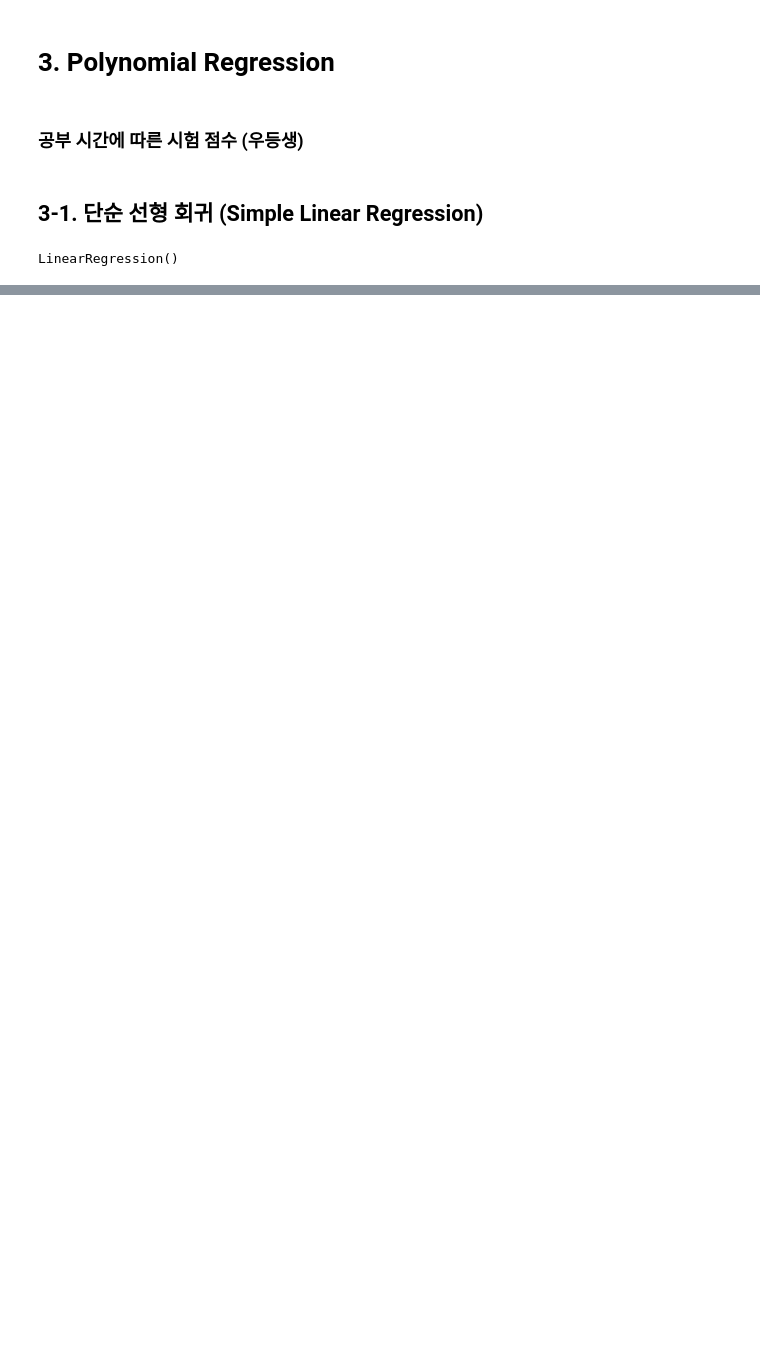
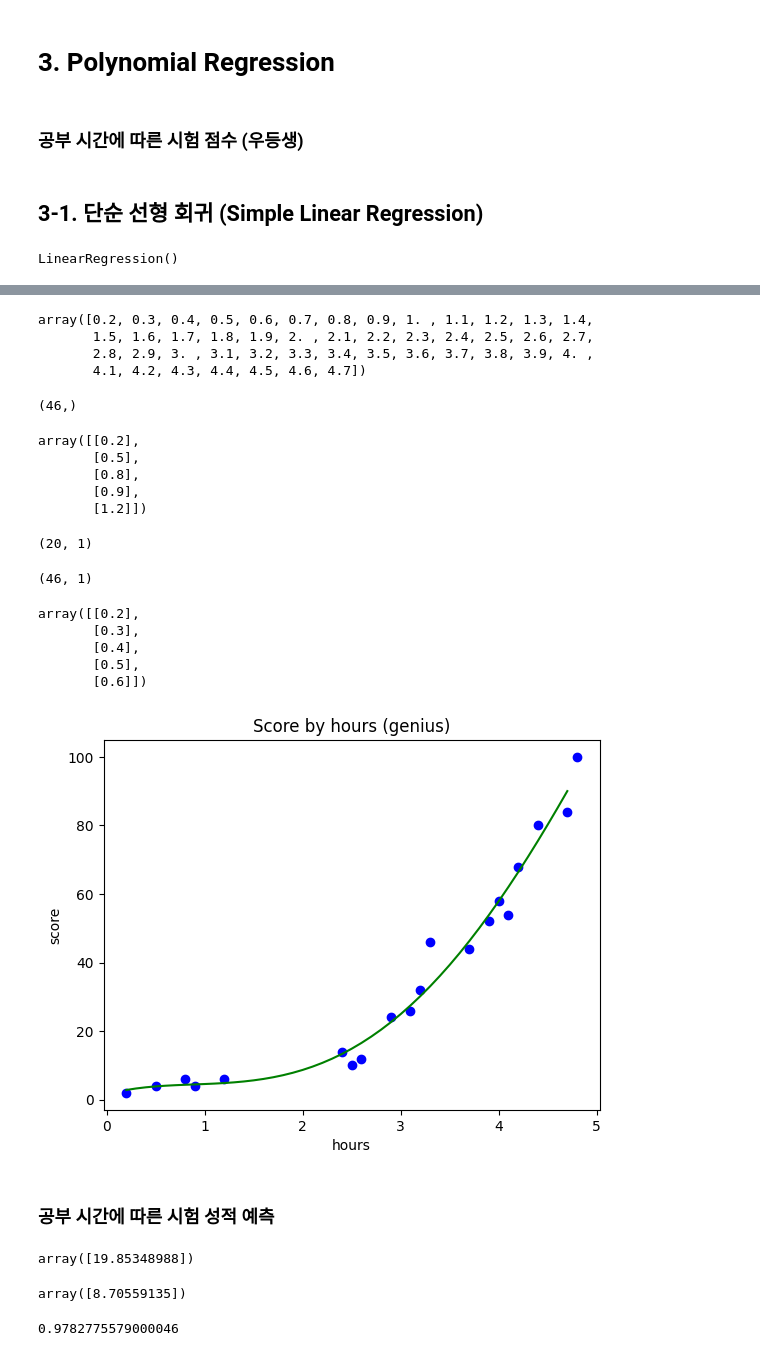
Before and after one commit to krkoknj/ml-study, a Jupyter notebook: pythonML/ScikitLearn/Polynomial Regression.ipynb, the cells around one changed output, grey strips where cells are left out. Saved outputs shown, nothing was run; the diff lists cells and outputs as text; code cells hidden in the pictures; blank space fills up the shorter version.

```diff
--- a/pythonML/ScikitLearn/Polynomial Regression.ipynb
+++ b/pythonML/ScikitLearn/Polynomial Regression.ipynb
@@ -20,0 +77,60 @@ LinearRegression()
+# %%
+X_range = np.arange(min(X), max(X), 0.1) # X 의 최소값에서 최대값까지의 범위를 0.1 단위로 잘라서 데이터를 생성
+X_range
+# %% [output]
+array([0.2, 0.3, 0.4, 0.5, 0.6, 0.7, 0.8, 0.9, 1. , 1.1, 1.2, 1.3, 1.4,
+       1.5, 1.6, 1.7, 1.8, 1.9, 2. , 2.1, 2.2, 2.3, 2.4, 2.5, 2.6, 2.7,
+       2.8, 2.9, 3. , 3.1, 3.2, 3.3, 3.4, 3.5, 3.6, 3.7, 3.8, 3.9, 4. ,
+       4.1, 4.2, 4.3, 4.4, 4.5, 4.6, 4.7])
+# %%
+X_range.shape
+# %% [output]
+(46,)
+# %%
+X[:5]
+# %% [output]
+array([[0.2],
+       [0.5],
+       [0.8],
+       [0.9],
+       [1.2]])
+# %%
+X.shape
+# %% [output]
+(20, 1)
+# %%
+X_range = X_range.reshape(-1, 1) # row 개수는 자동으로 계산, column 개수는 1개
+X_range.shape
+# %% [output]
+(46, 1)
+# %%
+X_range[:5]
+# %% [output]
+array([[0.2],
+       [0.3],
+       [0.4],
+       [0.5],
+       [0.6]])
+# %%
+plt.scatter(X, y, color='blue')
+plt.plot(X_range, lin_reg.predict(poly_reg.fit_transform(X_range)), color='green')
+plt.title('Score by hours (genius)') # 제목
+plt.xlabel('hours') # X 축 이름
+plt.ylabel('score') # Y 축 이름
+plt.show()
+# %% [output]
+[figure, added]
+# %% [markdown]
+### 공부 시간에 따른 시험 성적 예측
+# %%
+reg.predict([[2]]) # 2시간을 공부했을 때 선형 회귀 모델의 예측
+# %% [output]
+array([19.85348988])
+# %%
+lin_reg.predict(poly_reg.fit_transform([[2]])) # 2시간을 공부했을 때 다항 회귀 모델의 예측
+# %% [output]
+array([8.70559135])
+# %%
+lin_reg.score(X_poly, y)
+# %% [output]
+0.9782775579000046
```
Also changed, not shown: parts of 10 cells of this notebook, 5 other files.
